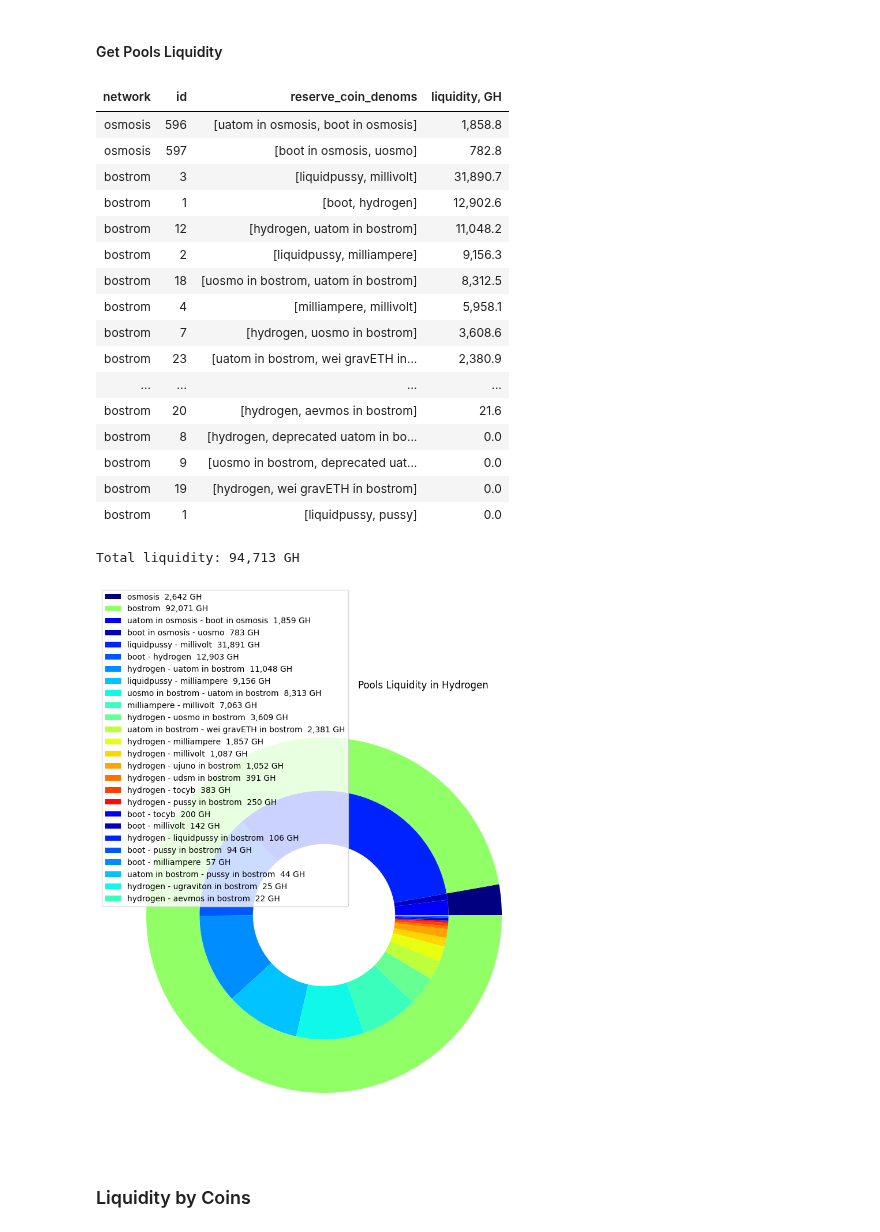
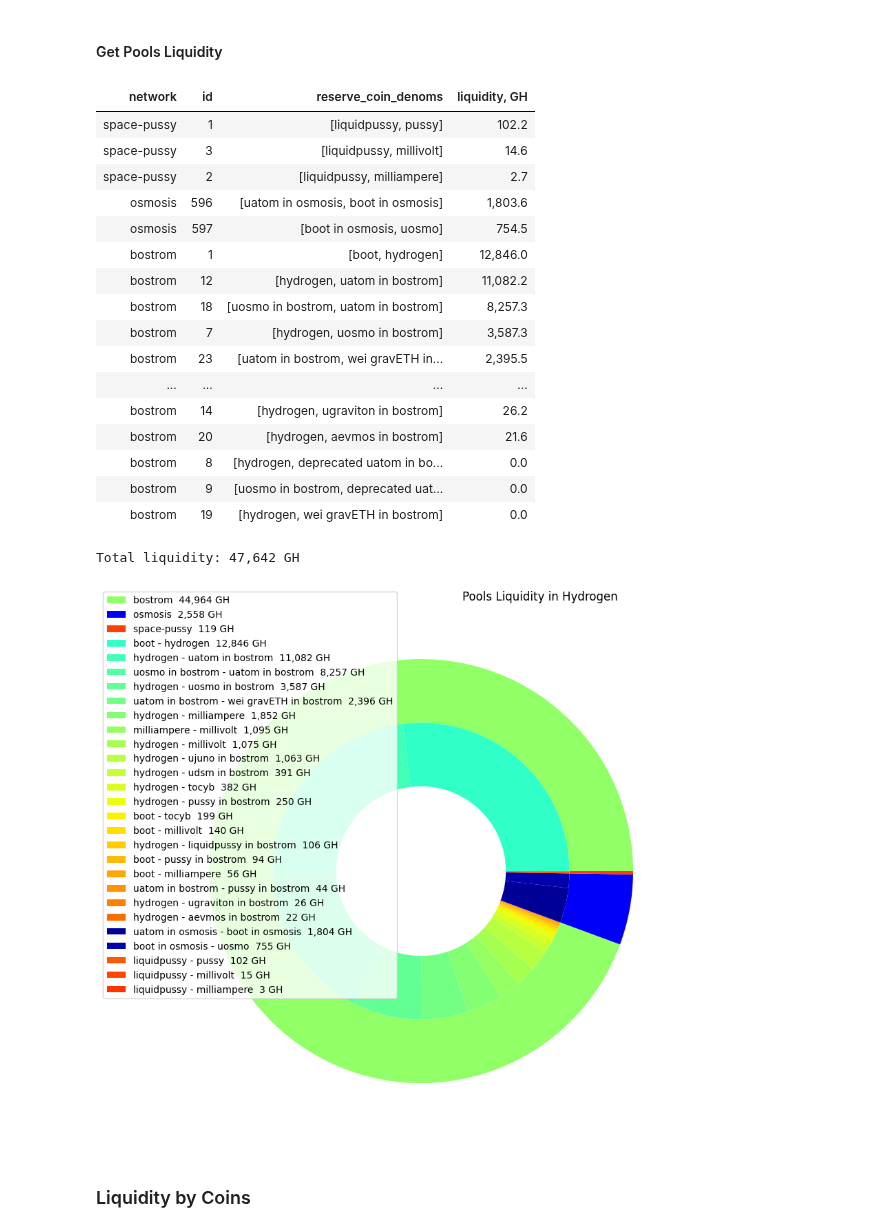
Before and after one commit to Snedashkovsky/cyber-arbitrage, a Jupyter notebook: pools_liquidity_in_gh.ipynb, the cells around one changed output. Cells and saved outputs as stored; diff of their text form; code cells hidden in the pictures.

Commit message:
- add space-pussy in pools liquidity - recalculate Revenue model - recalculate Pools Liquidity

```diff
--- a/pools_liquidity_in_gh.ipynb
+++ b/pools_liquidity_in_gh.ipynb
@@ -15,8 +15,8 @@ pools_df = get_pools(display_data=False)
 pools_df = \
     pools_df[
         (pools_df.network == 'bostrom') |
-        (pools_df.reserve_coin_denoms.map(
-            lambda denoms: denoms[0] == 'boot in osmosis' or denoms[1] == 'boot in osmosis'))]
+        ((pools_df.network =='space-pussy') & (pools_df.id != '4')) |
+        (pools_df.reserve_coin_denoms.map(lambda denoms: 'boot in osmosis' in denoms))]
 pools_df
 # %% [output]
 |  | network | id | type_id | balances | swap_fee | reserve_coin_denoms |
@@ -107,7 +107,8 @@ def get_pool_liquidity(balances: list, target_denom: str = 'hydrogen', main_liqu
 
 pools_df['liquidity, GH'] = pools_df['balances'].map(get_pool_liquidity) / 1e9
 display(HTML(
-    pools_df[(pools_df.network != 'osmosis') | (pools_df.id != 1)][
+    pools_df[((pools_df.network != 'osmosis') | (pools_df.id != 1)) & \
+             ((pools_df.network != 'space-pussy') | (pools_df.id != 3))][
         ['network', 'id', 'reserve_coin_denoms', 'liquidity, GH']]
     .sort_values(['network', 'liquidity, GH'], ascending=False)
     .to_html(index=False, notebook=True, show_dimensions=False, float_format='{0:7,.1f}'.format)
@@ -120,52 +121,54 @@ print(
 fig, ax = plt.subplots(figsize=(10, 10))
 size = 0.3
 cm = plt.get_cmap("jet", 20)
-cout = cm(np.arange(2) * 10)
+cm2 = plt.get_cmap("jet", 50)
+cout = cm(np.array([10, 2, 16]))
+
 
 pools_df['denoms'] = pools_df.reserve_coin_denoms.map(lambda x: f'{x[0]} - {x[1]}')
-outer = pools_df.groupby('network')[
-    'liquidity, GH'].sum().sort_values(ascending=True)
+outer = pools_df.groupby('network')['liquidity, GH'].sum().sort_index(
+        axis=0, level=[0], ascending=[True], inplace=False)
 inner = pools_df[pools_df['liquidity, GH'] > 1].groupby(
     ['network', 'denoms'])['liquidity, GH'].sum().sort_values(ascending=False).sort_index(
-        axis=0, level=[0], ascending=[False], inplace=False)
+        axis=0, level=[0], ascending=[True], inplace=False)
 inner_labels = ['{1}  {2:>,.0f} GH'.format(i[0], i[1], j) for i, j in zip(inner.index, inner)]
 outer_labels = ['{0}  {1:>,.0f} GH'.format(i, j) for i, j in zip(outer.index, outer)]
 ax.pie(outer.values.flatten(), radius=1,
        labeldistance=0.73,
        wedgeprops=dict(width=size), colors=cout)
-cin = cm(np.array([2, 1, 3, 4, 5, 6, 7, 8, 9, 11, 12, 13, 14, 15, 16, 17]))
+cin = cm2(np.array(list(range(20, 40)) + list(range(1, 3)) + list(range(40, 47))))
 ax.pie(inner.values.flatten(),
        radius=1-size,
        wedgeprops=dict(width=size),
        labeldistance=0.5, colors=cin)
 
 ax.set_title('Pools Liquidity in Hydrogen                   ', loc='right')
 
-plt.legend(outer_labels + inner_labels, loc=(0, 0.52))
+plt.legend(outer_labels + inner_labels, loc=(-0.1, 0.26))
 handles, labels = ax.get_legend_handles_labels()
 plt.show()
 
 pools_df.to_csv('data/pools_liquidity.csv')
 # %% [output]
 | network | id | reserve_coin_denoms | liquidity, GH |
-| osmosis | 596 | [uatom in osmosis, boot in osmosis] | 1,858.8 |
-| osmosis | 597 | [boot in osmosis, uosmo] | 782.8 |
-| bostrom | 3 | [liquidpussy, millivolt] | 31,890.7 |
-| bostrom | 1 | [boot, hydrogen] | 12,902.6 |
-| bostrom | 12 | [hydrogen, uatom in bostrom] | 11,048.2 |
-| bostrom | 2 | [liquidpussy, milliampere] | 9,156.3 |
-| bostrom | 18 | [uosmo in bostrom, uatom in bostrom] | 8,312.5 |
-| bostrom | 4 | [milliampere, millivolt] | 5,958.1 |
-| bostrom | 7 | [hydrogen, uosmo in bostrom] | 3,608.6 |
-| bostrom | 23 | [uatom in bostrom, wei gravETH in... | 2,380.9 |
+| space-pussy | 1 | [liquidpussy, pussy] | 102.2 |
+| space-pussy | 3 | [liquidpussy, millivolt] | 14.6 |
+| space-pussy | 2 | [liquidpussy, milliampere] | 2.7 |
+| osmosis | 596 | [uatom in osmosis, boot in osmosis] | 1,803.6 |
+| osmosis | 597 | [boot in osmosis, uosmo] | 754.5 |
+| bostrom | 1 | [boot, hydrogen] | 12,846.0 |
+| bostrom | 12 | [hydrogen, uatom in bostrom] | 11,082.2 |
+| bostrom | 18 | [uosmo in bostrom, uatom in bostrom] | 8,257.3 |
+| bostrom | 7 | [hydrogen, uosmo in bostrom] | 3,587.3 |
+| bostrom | 23 | [uatom in bostrom, wei gravETH in... | 2,395.5 |
 | ... | ... | ... | ... |
+| bostrom | 14 | [hydrogen, ugraviton in bostrom] | 26.2 |
 | bostrom | 20 | [hydrogen, aevmos in bostrom] | 21.6 |
 | bostrom | 8 | [hydrogen, deprecated uatom in bo... | 0.0 |
 | bostrom | 9 | [uosmo in bostrom, deprecated uat... | 0.0 |
 | bostrom | 19 | [hydrogen, wei gravETH in bostrom] | 0.0 |
-| bostrom | 1 | [liquidpussy, pussy] | 0.0 |
-Total liquidity: 94,713 GH
+Total liquidity: 47,642 GH
-[figure, old version]
+[figure, new version]
 # %% [markdown]
 ### Liquidity by Coins
 # %%
```
Also changed, not shown: parts of 4 cells of this notebook, 2 other files.
